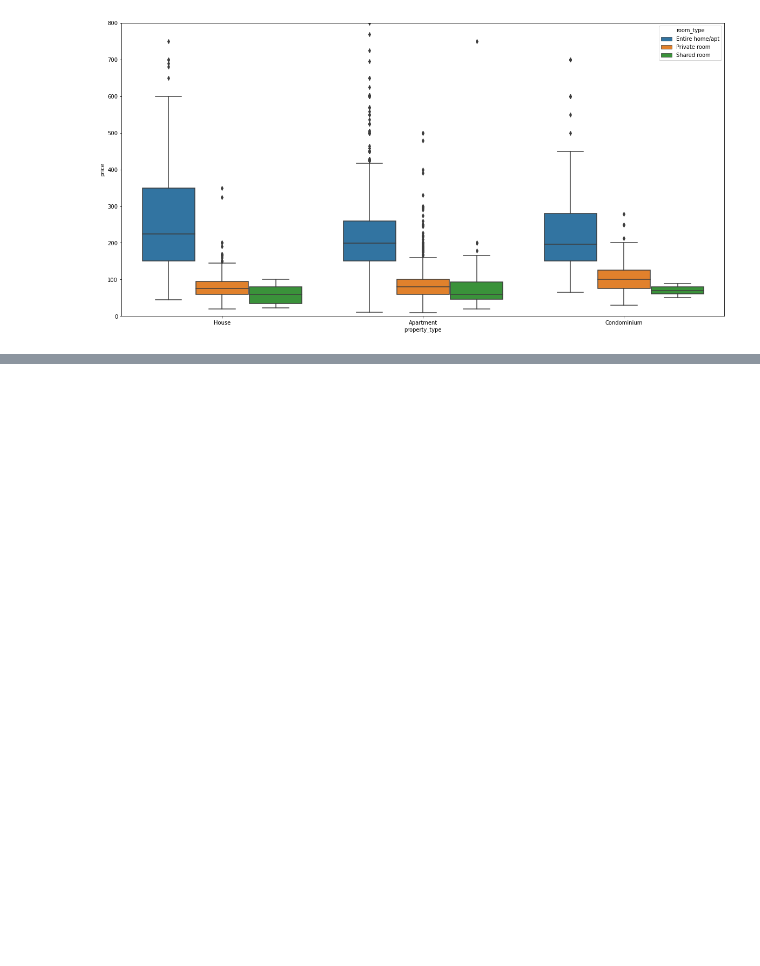
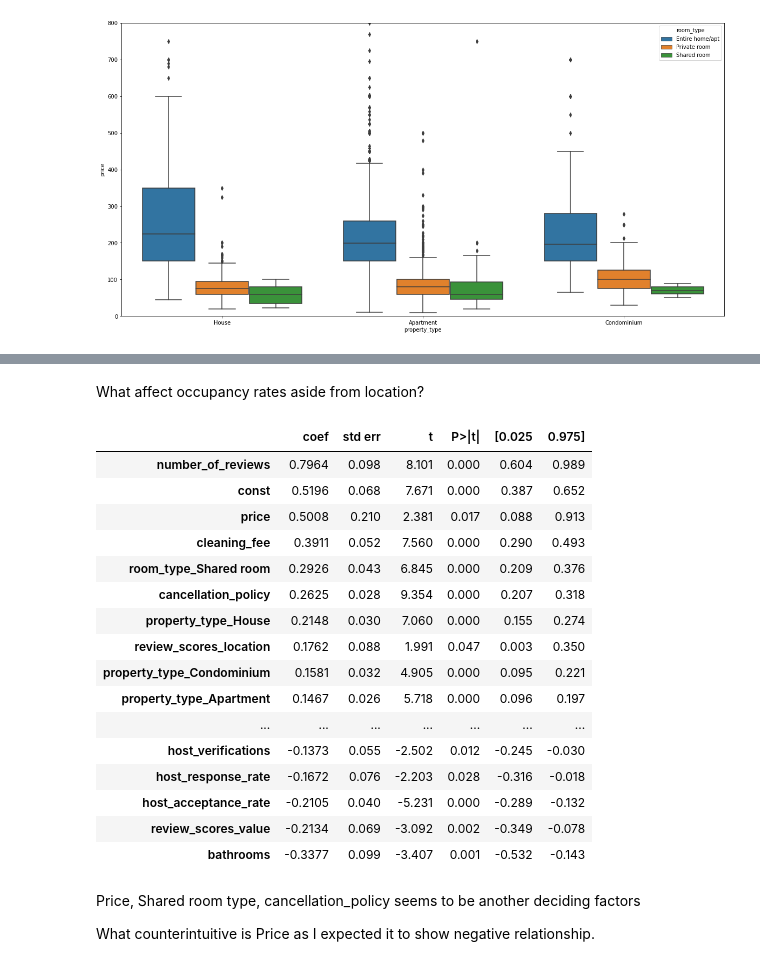
Before and after one commit to Bammbam/udacity_ds_blogpost, a Jupyter notebook: boston_dataset.ipynb, the cells around one changed output, grey strips where cells are left out. Saved outputs shown, nothing was run; the diff lists cells and outputs as text; code cells hidden in the pictures; blank space fills up the shorter version.

```diff
--- a/boston_dataset.ipynb
+++ b/boston_dataset.ipynb
@@ -721,0 +725,26 @@ model_data[model_data['P>|t|']<=0.05].sort_values('coef',ascending=False)
+# %% [markdown]
+What affect occupancy rates aside from location?
+# %%
+model_data[(model_data['P>|t|']<=0.05)&~(model_data.index.str.contains('street'))].sort_values('coef',ascending=False).head(30)
+# %% [output]
+|  | coef | std err | t | P>|t| | [0.025 | 0.975] |
+| number_of_reviews | 0.7964 | 0.098 | 8.101 | 0.000 | 0.604 | 0.989 |
+| const | 0.5196 | 0.068 | 7.671 | 0.000 | 0.387 | 0.652 |
+| price | 0.5008 | 0.210 | 2.381 | 0.017 | 0.088 | 0.913 |
+| cleaning_fee | 0.3911 | 0.052 | 7.560 | 0.000 | 0.290 | 0.493 |
+| room_type_Shared room | 0.2926 | 0.043 | 6.845 | 0.000 | 0.209 | 0.376 |
+| cancellation_policy | 0.2625 | 0.028 | 9.354 | 0.000 | 0.207 | 0.318 |
+| property_type_House | 0.2148 | 0.030 | 7.060 | 0.000 | 0.155 | 0.274 |
+| review_scores_location | 0.1762 | 0.088 | 1.991 | 0.047 | 0.003 | 0.350 |
+| property_type_Condominium | 0.1581 | 0.032 | 4.905 | 0.000 | 0.095 | 0.221 |
+| property_type_Apartment | 0.1467 | 0.026 | 5.718 | 0.000 | 0.096 | 0.197 |
+| ... | ... | ... | ... | ... | ... | ... |
+| host_verifications | -0.1373 | 0.055 | -2.502 | 0.012 | -0.245 | -0.030 |
+| host_response_rate | -0.1672 | 0.076 | -2.203 | 0.028 | -0.316 | -0.018 |
+| host_acceptance_rate | -0.2105 | 0.040 | -5.231 | 0.000 | -0.289 | -0.132 |
+| review_scores_value | -0.2134 | 0.069 | -3.092 | 0.002 | -0.349 | -0.078 |
+| bathrooms | -0.3377 | 0.099 | -3.407 | 0.001 | -0.532 | -0.143 |
+# %% [markdown]
+Price, Shared room type, cancellation_policy seems to be another deciding factors
+
+What counterintuitive is Price as I expected it to show negative relationship.
```
Also changed, not shown: parts of 63 cells of this notebook.
